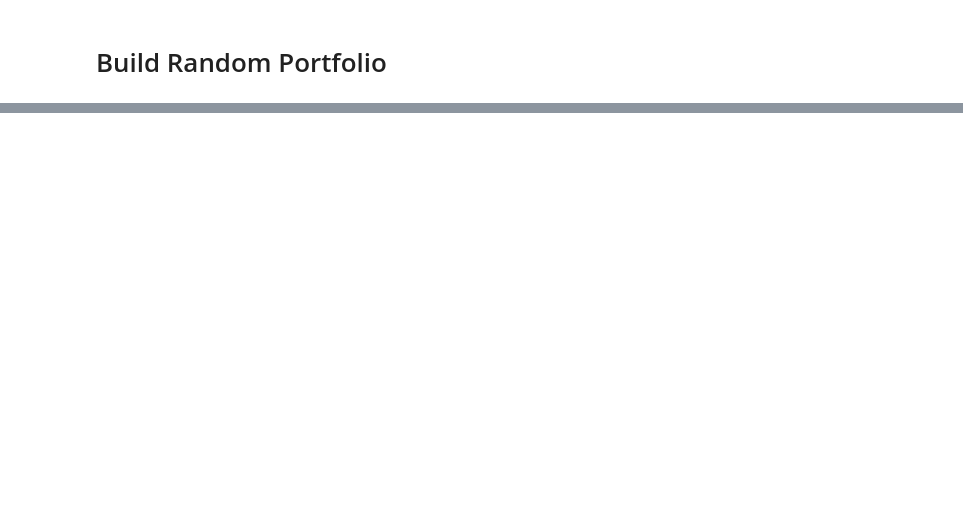
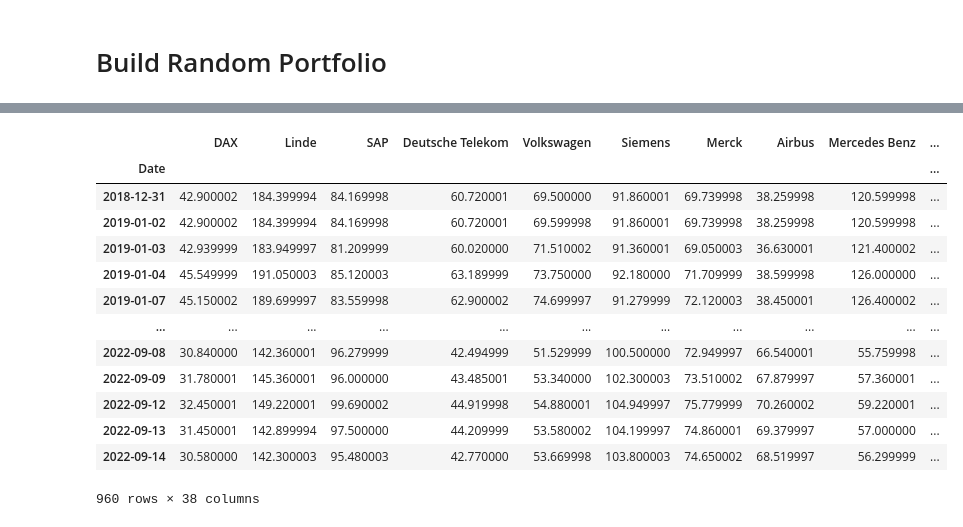
Before and after one commit to Sebastian1981/Stock_Prediction, a Jupyter notebook: experiment/stockmodel_prototype.ipynb, the cells around one changed output, grey strips where cells are left out. Drawn from its saved outputs; the diff is of its cells as text; code cells hidden in the pictures; blank space fills up the shorter version.

```diff
--- a/experiment/stockmodel_prototype.ipynb
+++ b/experiment/stockmodel_prototype.ipynb
@@ -138,0 +303,24 @@ array([0.03965303, 0.01629116, 0.01291564, 0.03138875, 0.0409625 ,
+# %%
+start_date = '2019-01-01'
+end_date = '2022-09-15'
+na_percentage = 0.6 # at least x percent rows must be none-nas
+
+# download DAX top40
+df = yf.download(dax_top_40_tickername,
+                    start=start_date,
+                    end=end_date,
+                    progress=True)
+# drop columns
+df = df['Close']
+# rename columns
+df.columns = dax_top_40_companies
+# make sure the index is datetime format
+df.index = pd.to_datetime(df.index)
+# drop ncolumns with too much missing data
+datetimeFormat = '%Y-%m-%d'
+time_delta = datetime.strptime(end_date, datetimeFormat) - datetime.strptime(start_date,datetimeFormat)
+df.dropna(axis=1, thresh=int(time_delta.days * na_percentage), inplace=True)
+# interpolate the time series
+df = df.interpolate(method='time', limit=7).fillna(value=None, method='bfill', axis=0, inplace=False, limit=7, downcast=None)
+# show data
+df.head()
@@ -138,0 +340,17 @@ array([0.03965303, 0.01629116, 0.01291564, 0.03138875, 0.0409625 ,
+# %%
+df
+# %% [output]
+|  | DAX | Linde | SAP | Deutsche Telekom | Volkswagen | Siemens | Merck | Airbus | Mercedes Benz | ... |
+| Date |  |  |  |  |  |  |  |  |  | ... |
+| 2018-12-31 | 42.900002 | 184.399994 | 84.169998 | 60.720001 | 69.500000 | 91.860001 | 69.739998 | 38.259998 | 120.599998 | ... |
+| 2019-01-02 | 42.900002 | 184.399994 | 84.169998 | 60.720001 | 69.599998 | 91.860001 | 69.739998 | 38.259998 | 120.599998 | ... |
+| 2019-01-03 | 42.939999 | 183.949997 | 81.209999 | 60.020000 | 71.510002 | 91.360001 | 69.050003 | 36.630001 | 121.400002 | ... |
+| 2019-01-04 | 45.549999 | 191.050003 | 85.120003 | 63.189999 | 73.750000 | 92.180000 | 71.709999 | 38.599998 | 126.000000 | ... |
+| 2019-01-07 | 45.150002 | 189.699997 | 83.559998 | 62.900002 | 74.699997 | 91.279999 | 72.120003 | 38.450001 | 126.400002 | ... |
+| ... | ... | ... | ... | ... | ... | ... | ... | ... | ... | ... |
+| 2022-09-08 | 30.840000 | 142.360001 | 96.279999 | 42.494999 | 51.529999 | 100.500000 | 72.949997 | 66.540001 | 55.759998 | ... |
+| 2022-09-09 | 31.780001 | 145.360001 | 96.000000 | 43.485001 | 53.340000 | 102.300003 | 73.510002 | 67.879997 | 57.360001 | ... |
+| 2022-09-12 | 32.450001 | 149.220001 | 99.690002 | 44.919998 | 54.880001 | 104.949997 | 75.779999 | 70.260002 | 59.220001 | ... |
+| 2022-09-13 | 31.450001 | 142.899994 | 97.500000 | 44.209999 | 53.580002 | 104.199997 | 74.860001 | 69.379997 | 57.000000 | ... |
+| 2022-09-14 | 30.580000 | 142.300003 | 95.480003 | 42.770000 | 53.669998 | 103.800003 | 74.650002 | 68.519997 | 56.299999 | ... |
+960 rows × 38 columns
```
Also changed, not shown: parts of 29 cells of this notebook.
